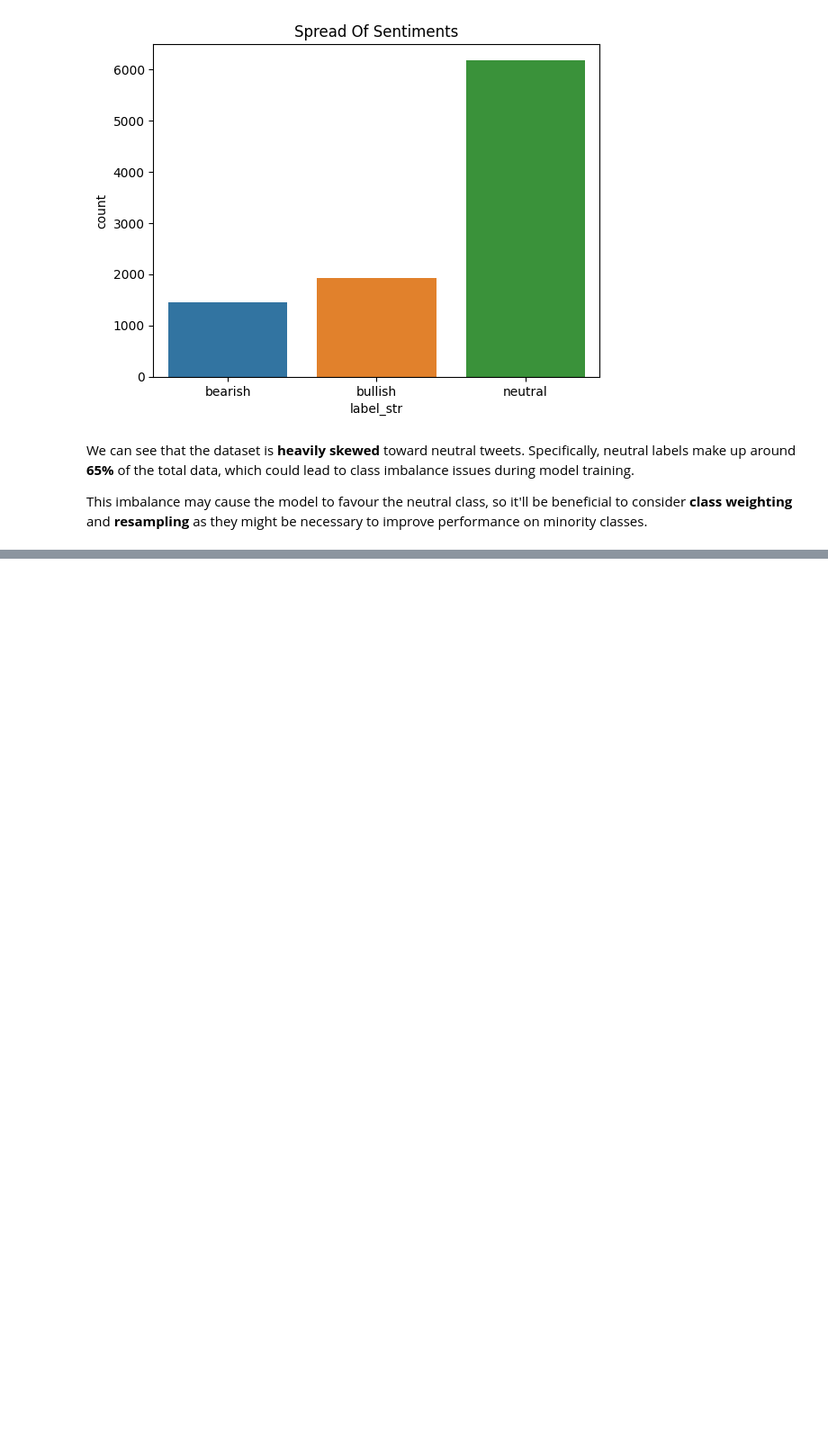
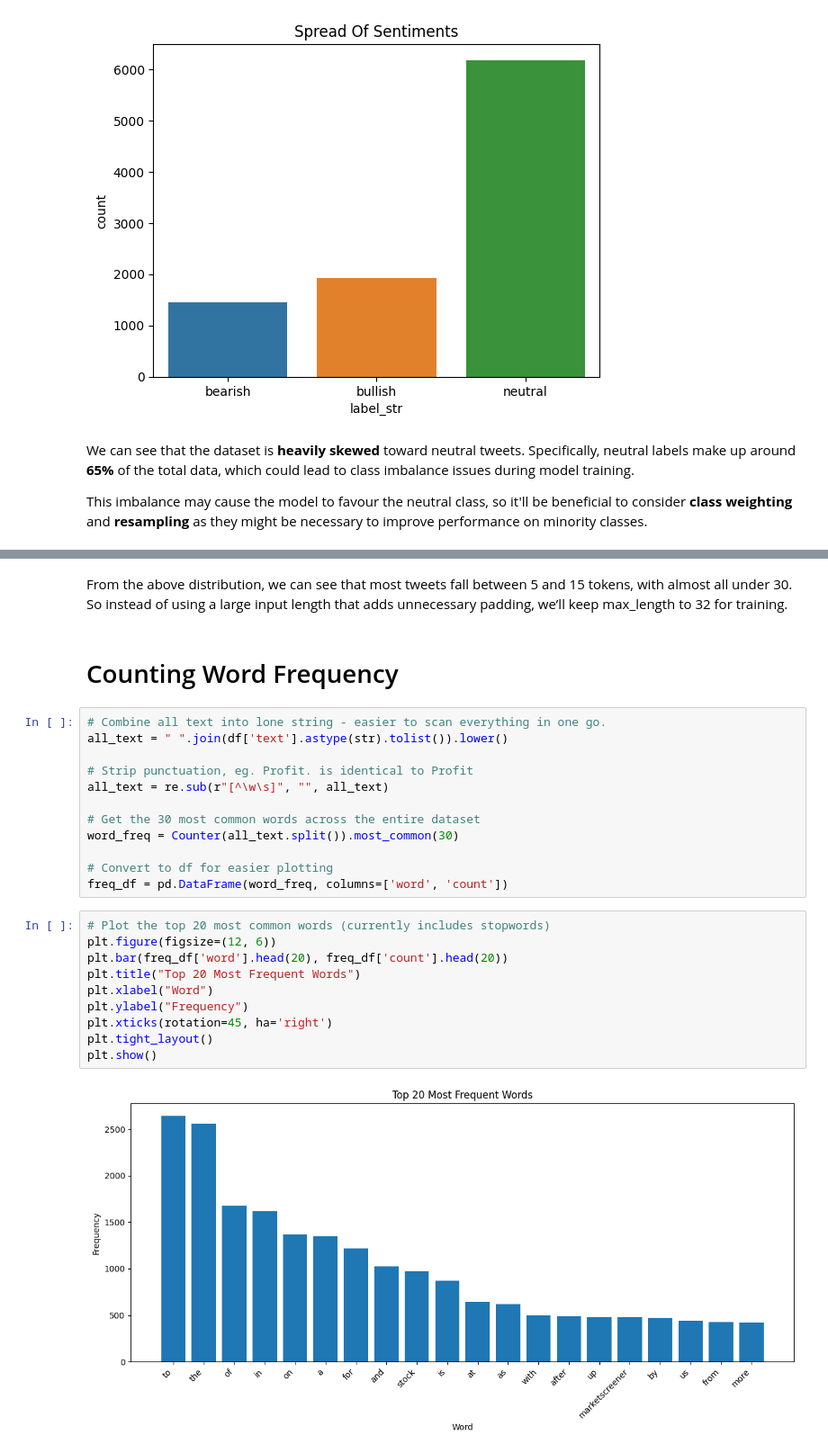
Before and after one commit to anuragcodesdev/financial-sentiment-analysis, a Jupyter notebook: notebooks/01_eda_financial_tweets.ipynb, the cells around one changed output, grey strips where cells are left out. Shown at 90% size. Drawn from its saved outputs; the diff is of its cells as text; blank space fills up the shorter version.

```diff
--- a/notebooks/01_eda_financial_tweets.ipynb
+++ b/notebooks/01_eda_financial_tweets.ipynb
@@ -97,0 +163,28 @@ This imbalance may cause the model to favour the neutral class, so it'll be bene
+# %% [markdown]
+From the above distribution, we can see that most tweets fall between 5 and 15 tokens, with almost all under 30. So instead of using a large input length that adds unnecessary padding, we’ll keep max_length to 32 for training.
+# %% [markdown]
+# Counting Word Frequency
+# %%
+# Combine all text into lone string - easier to scan everything in one go.
+all_text = " ".join(df['text'].astype(str).tolist()).lower()
+
+# Strip punctuation, eg. Profit. is identical to Profit
+all_text = re.sub(r"[^\w\s]", "", all_text)
+
+# Get the 30 most common words across the entire dataset
+word_freq = Counter(all_text.split()).most_common(30)
+
+# Convert to df for easier plotting
+freq_df = pd.DataFrame(word_freq, columns=['word', 'count'])
+# %%
+# Plot the top 20 most common words (currently includes stopwords)
+plt.figure(figsize=(12, 6))
+plt.bar(freq_df['word'].head(20), freq_df['count'].head(20))
+plt.title("Top 20 Most Frequent Words")
+plt.xlabel("Word")
+plt.ylabel("Frequency")
+plt.xticks(rotation=45, ha='right')
+plt.tight_layout()
+plt.show()
+# %% [output]
+[figure, added]
```
Also changed, not shown: parts of 18 cells of this notebook, 2 other files.
